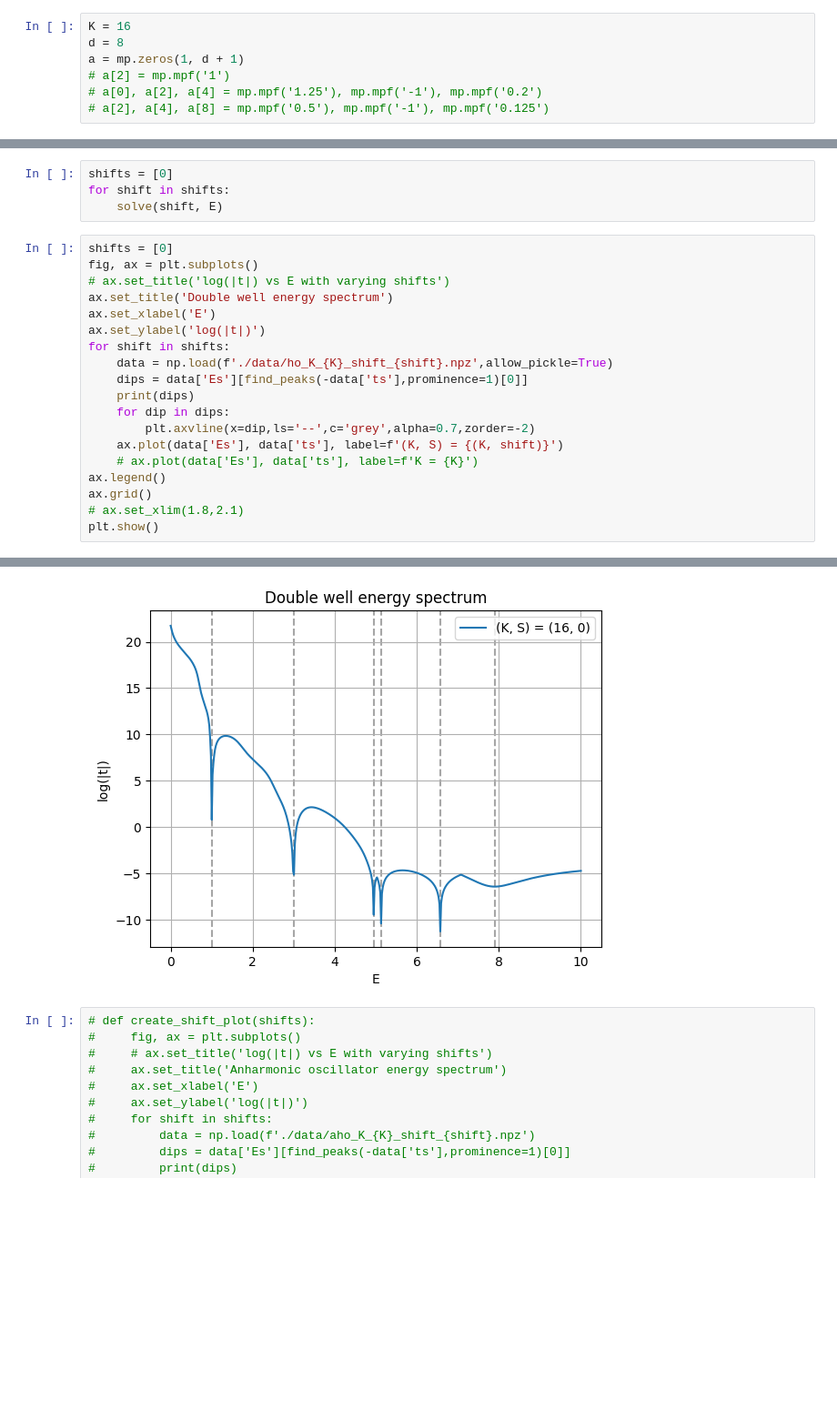
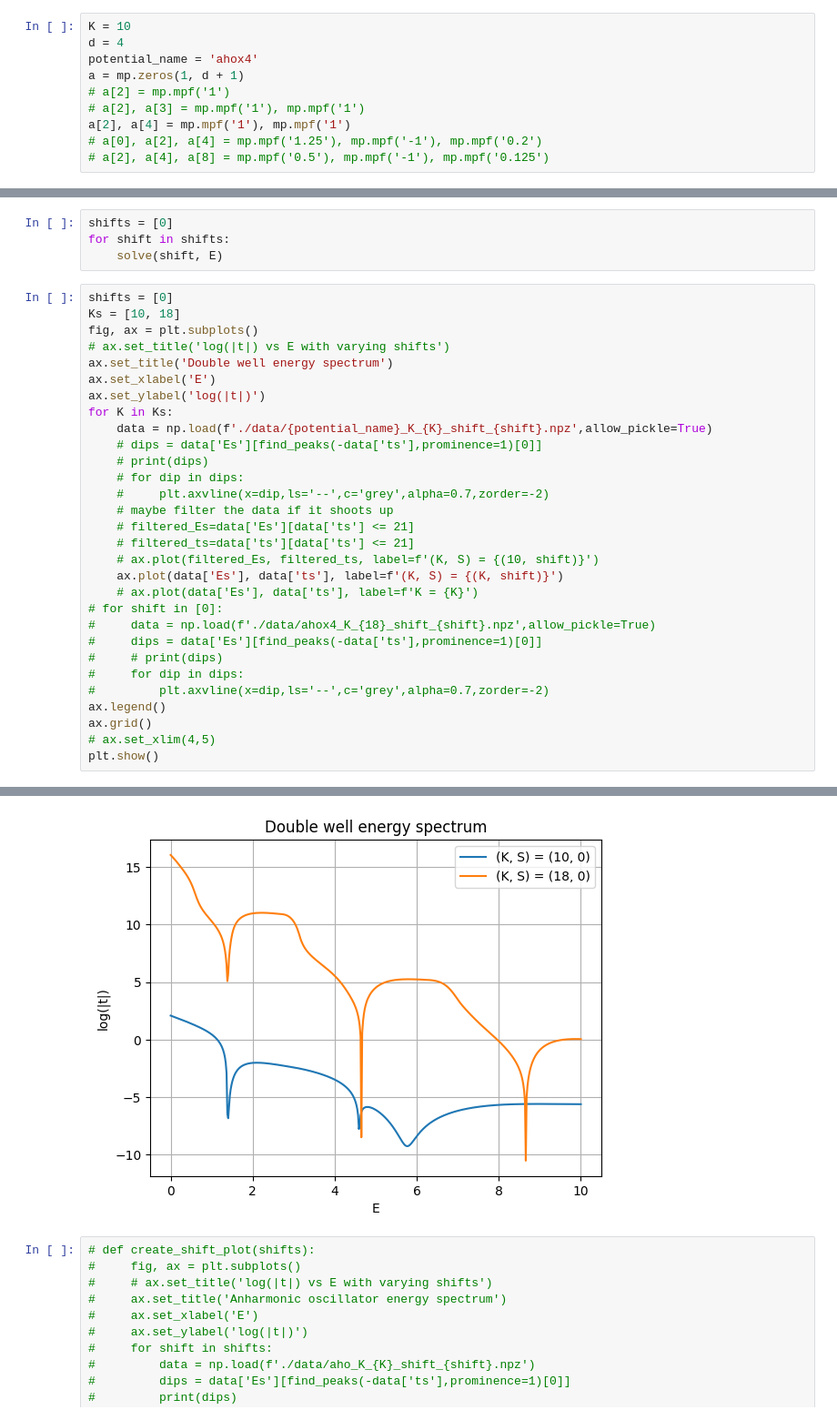
Before and after one commit to Newtech66/mtp-matrix-bootstrap, a Jupyter notebook: sdpa/sdpa_solve.ipynb, the cells around one changed output, grey strips where cells are left out. Shown at 91% size. Cells and saved outputs as stored; diff of their text form; blank space fills up the shorter version.

Commit message:
shifts

```diff
--- a/sdpa/sdpa_solve.ipynb
+++ b/sdpa/sdpa_solve.ipynb
@@ -19,9 +19,12 @@ Mpmath settings:
   mp.trap_complex = False     [default: False]
 # %%
-K = 16
-d = 8
+K = 10
+d = 4
+potential_name = 'ahox4'
 a = mp.zeros(1, d + 1)
 # a[2] = mp.mpf('1')
+# a[2], a[3] = mp.mpf('1'), mp.mpf('1')
+a[2], a[4] = mp.mpf('1'), mp.mpf('1')
 # a[0], a[2], a[4] = mp.mpf('1.25'), mp.mpf('-1'), mp.mpf('0.2')
 # a[2], a[4], a[8] = mp.mpf('0.5'), mp.mpf('-1'), mp.mpf('0.125')
 # %%
@@ -113,21 +127,32 @@ for shift in shifts:
     solve(shift, E)
 # %%
 shifts = [0]
+Ks = [10, 18]
 fig, ax = plt.subplots()
 # ax.set_title('log(|t|) vs E with varying shifts')
 ax.set_title('Double well energy spectrum')
 ax.set_xlabel('E')
 ax.set_ylabel('log(|t|)')
-for shift in shifts:
-    data = np.load(f'./data/ho_K_{K}_shift_{shift}.npz',allow_pickle=True)
-    dips = data['Es'][find_peaks(-data['ts'],prominence=1)[0]]
-    print(dips)
-    for dip in dips:
-        plt.axvline(x=dip,ls='--',c='grey',alpha=0.7,zorder=-2)
+for K in Ks:
+    data = np.load(f'./data/{potential_name}_K_{K}_shift_{shift}.npz',allow_pickle=True)
+    # dips = data['Es'][find_peaks(-data['ts'],prominence=1)[0]]
+    # print(dips)
+    # for dip in dips:
+    #     plt.axvline(x=dip,ls='--',c='grey',alpha=0.7,zorder=-2)
+    # maybe filter the data if it shoots up
+    # filtered_Es=data['Es'][data['ts'] <= 21]
+    # filtered_ts=data['ts'][data['ts'] <= 21]
+    # ax.plot(filtered_Es, filtered_ts, label=f'(K, S) = {(10, shift)}')
     ax.plot(data['Es'], data['ts'], label=f'(K, S) = {(K, shift)}')
     # ax.plot(data['Es'], data['ts'], label=f'K = {K}')
+# for shift in [0]:
+#     data = np.load(f'./data/ahox4_K_{18}_shift_{shift}.npz',allow_pickle=True)
+#     dips = data['Es'][find_peaks(-data['ts'],prominence=1)[0]]
+#     # print(dips)
+#     for dip in dips:
+#         plt.axvline(x=dip,ls='--',c='grey',alpha=0.7,zorder=-2)
 ax.legend()
 ax.grid()
-# ax.set_xlim(1.8,2.1)
+# ax.set_xlim(4,5)
 plt.show()
 # %% [output]
@@ -140,4 +159,4 @@ plt.show()
-[figure, old version]
+[figure, new version]
 # %%
 # def create_shift_plot(shifts):
 #     fig, ax = plt.subplots()
```
Also changed, not shown: parts of 3 cells of this notebook, 19 other files.
